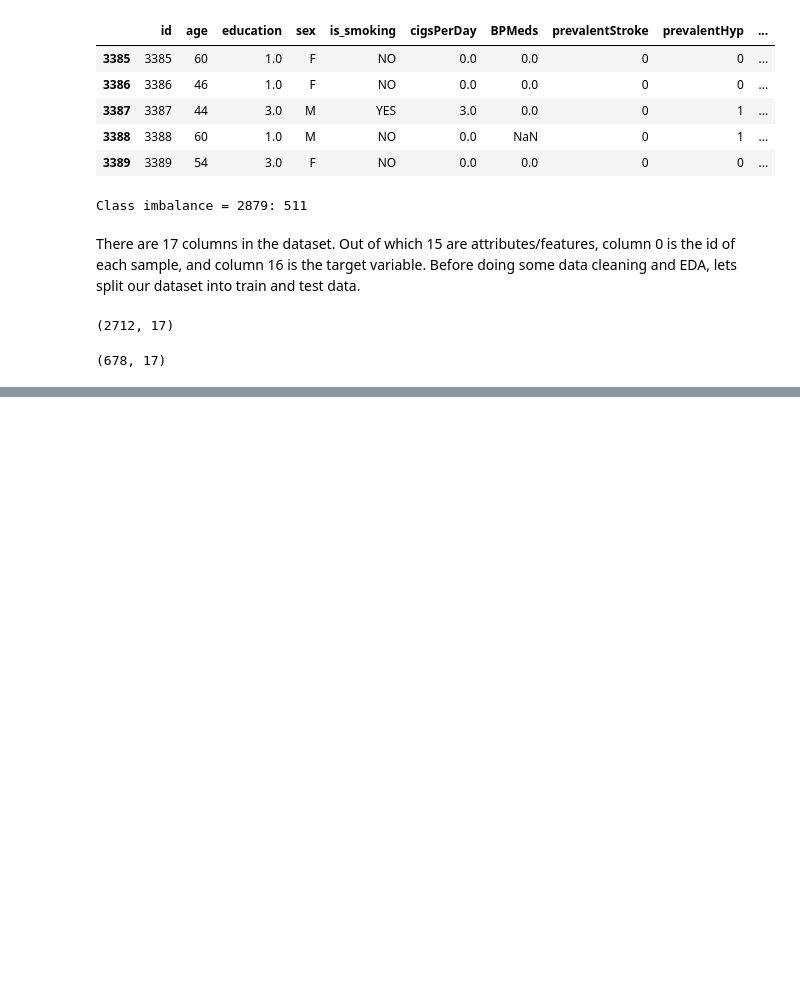
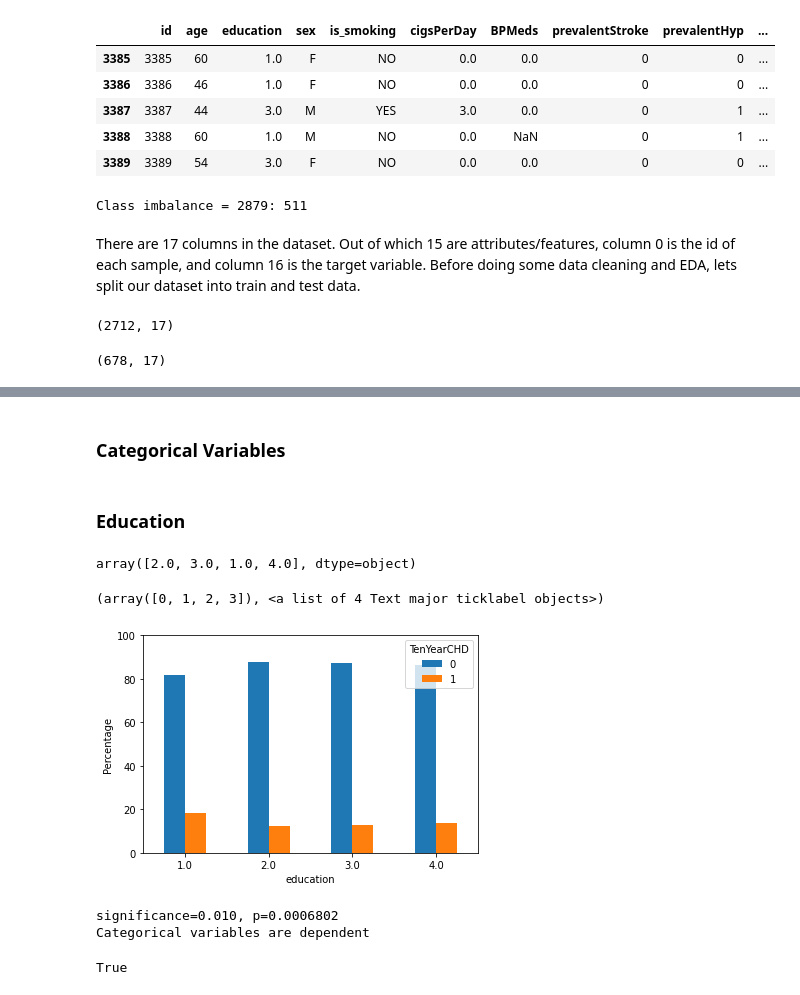
Before and after one commit to Kanika211/Cardiovascular_risk_prediction, a Jupyter notebook: Cardiovascular_risk_prediction.ipynb, the cells around one changed output, grey strips where cells are left out. Drawn from its saved outputs; the diff is of its cells as text; code cells hidden in the pictures; blank space fills up the shorter version.

```diff
--- a/Cardiovascular_risk_prediction.ipynb
+++ b/Cardiovascular_risk_prediction.ipynb
@@ -153,0 +156,25 @@ test_df.shape
+# %% [markdown]
+### Categorical Variables
+# %%
+cat_features = ['education', 'sex', 'is_smoking', 'BPMeds', 'prevalentStroke', 'prevalentHyp', 'diabetes']
+# %%
+simp_imputer = SimpleImputer(strategy="most_frequent")
+simp_imputer.fit(train_df[cat_features])
+train_df[cat_features]= simp_imputer.transform(train_df[cat_features])
+test_df[cat_features]= simp_imputer.transform(test_df[cat_features])
+# %% [markdown]
+### <b>Education</b>
+# %%
+train_df.education.unique()
+# %% [output]
+array([2.0, 3.0, 1.0, 4.0], dtype=object)
+# %%
+freq_df = train_df.groupby('TenYearCHD')['education'].value_counts().unstack(0)
+pct_df = freq_df.divide(freq_df.sum(axis=1), axis=0)*100
+pct_df.plot(kind="bar")
+plt.ylim(0,100)
+plt.ylabel('Percentage')
+plt.xticks(rotation=0)
+# %% [output]
+(array([0, 1, 2, 3]), <a list of 4 Text major ticklabel objects>)
+[figure, added]
@@ -153,0 +198,6 @@ test_df.shape
+# %%
+cat_dependency(freq_df)
+# %% [output]
+significance=0.010, p=0.0006802
+Categorical variables are dependent
+True
```
Also changed, not shown: parts of 21 cells of this notebook.
